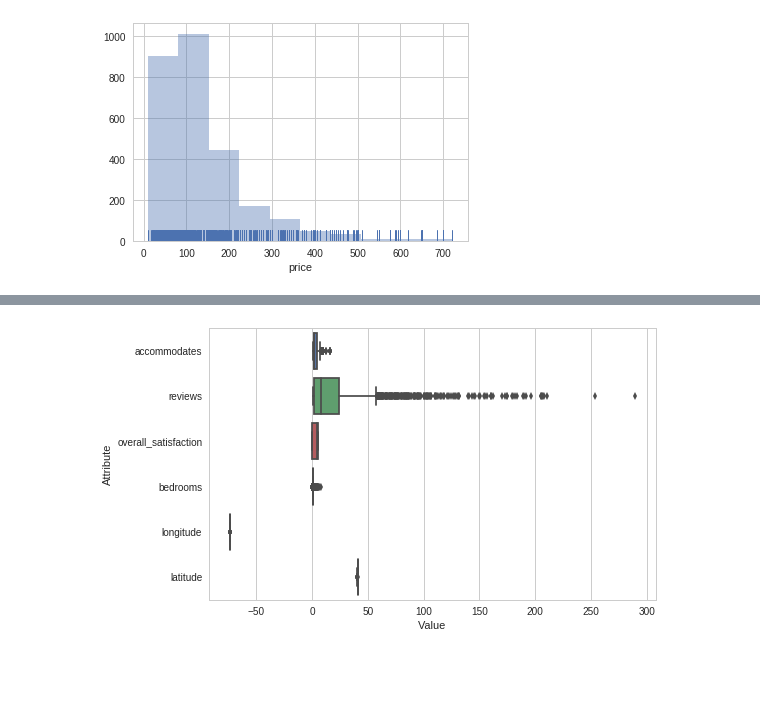
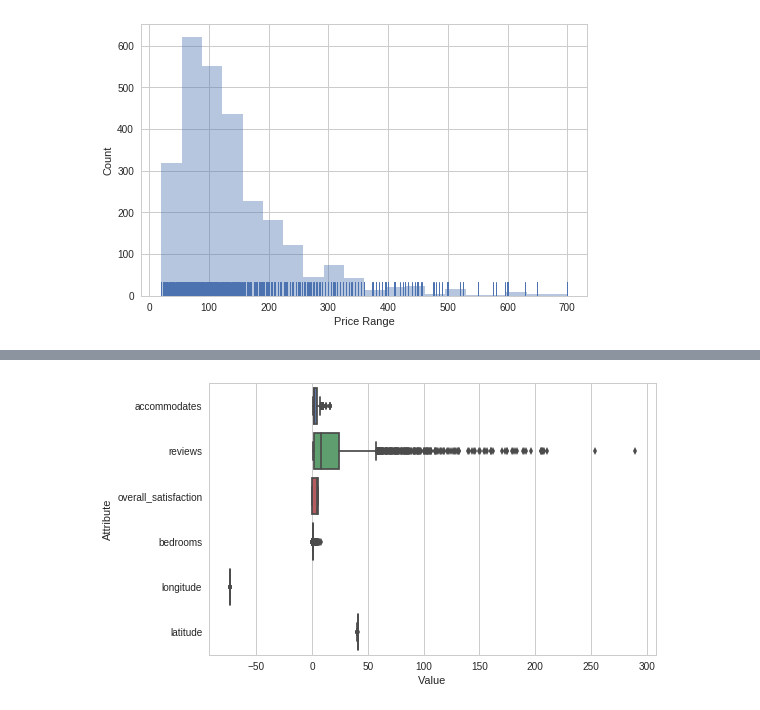
Before and after one commit to edwardfang/IDA_SUSTech_Assignment, a Jupyter notebook: Analysis.ipynb, the cells around one changed output, grey strips where cells are left out. Cells and saved outputs as stored; diff of their text form; code cells hidden in the pictures; blank space fills up the shorter version.

```diff
--- a/Analysis.ipynb
+++ b/Analysis.ipynb
@@ -100,8 +100,10 @@ display(usefulData.head())
 # %%
 # view the distribution of price for the labeling later
 tmp = data_p1[data_p1.price.map(lambda x: x<750)]
-sns.distplot(tmp['price'].sort_values(), bins=10, kde=False, rug=True);
-# data_p1 = data_p1.drop(axis=1,labels=['price'])
+pricePlt = sns.distplot(tmp['price'].sort_values(), bins=20, kde=False, rug=True)
+pricePlt.set_xlabel('Price Range')
+pricePlt.set_ylabel('Count')
+pricePlt.figure.set_size_inches(8,5)
 data_p1.reset_index(drop = True, inplace=True)
 display(data_p1.head())
 # %% [output]
@@ -114,4 +116,4 @@ display(data_p1.head())
-[figure, old version]
+[figure, new version]
 # %%
 lableLow = data_p1['price'].map(lambda x: x <85)
 lableMid = data_p1['price'].map(lambda x: x<=149 and x >= 85)
```
Also changed, not shown: parts of 3 cells of this notebook, 3 other files.
